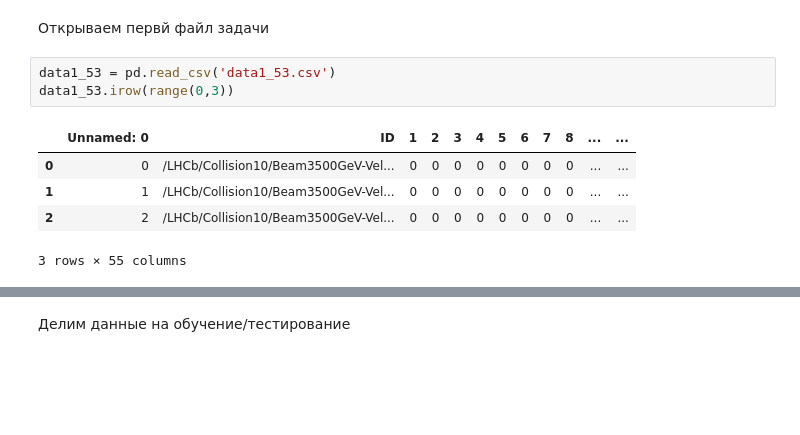
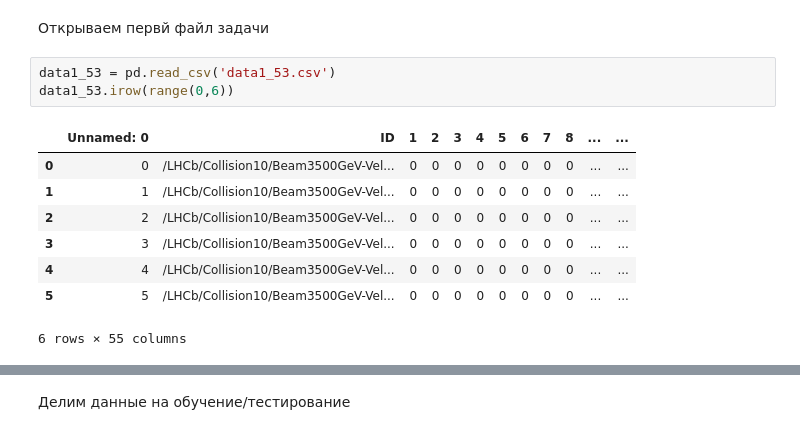
Before and after one commit to kostarion/summer_practics-dbn, a Jupyter notebook: Problem.ipynb, the cells around one changed output, grey strips where cells are left out. Drawn from its saved outputs; the diff is of its cells as text; blank space fills up the shorter version.

```diff
--- a/Problem.ipynb
+++ b/Problem.ipynb
@@ -41,10 +49,13 @@ import matplotlib.pyplot as plt
 Открываем первй файл задачи
 # %%
 data1_53 = pd.read_csv('data1_53.csv')
-data1_53.irow(range(0,3))
+data1_53.irow(range(0,6))
 # %% [output]
 |  | Unnamed: 0 | ID | 1 | 2 | 3 | 4 | 5 | 6 | 7 | 8 | ... | ... |
 | 0 | 0 | /LHCb/Collision10/Beam3500GeV-Vel... | 0 | 0 | 0 | 0 | 0 | 0 | 0 | 0 | ... | ... |
 | 1 | 1 | /LHCb/Collision10/Beam3500GeV-Vel... | 0 | 0 | 0 | 0 | 0 | 0 | 0 | 0 | ... | ... |
 | 2 | 2 | /LHCb/Collision10/Beam3500GeV-Vel... | 0 | 0 | 0 | 0 | 0 | 0 | 0 | 0 | ... | ... |
+| 3 | 3 | /LHCb/Collision10/Beam3500GeV-Vel... | 0 | 0 | 0 | 0 | 0 | 0 | 0 | 0 | ... | ... |
+| 4 | 4 | /LHCb/Collision10/Beam3500GeV-Vel... | 0 | 0 | 0 | 0 | 0 | 0 | 0 | 0 | ... | ... |
+| 5 | 5 | /LHCb/Collision10/Beam3500GeV-Vel... | 0 | 0 | 0 | 0 | 0 | 0 | 0 | 0 | ... | ... |
-3 rows × 55 columns
+6 rows × 55 columns
```
Also changed, not shown: parts of 39 cells of this notebook.
